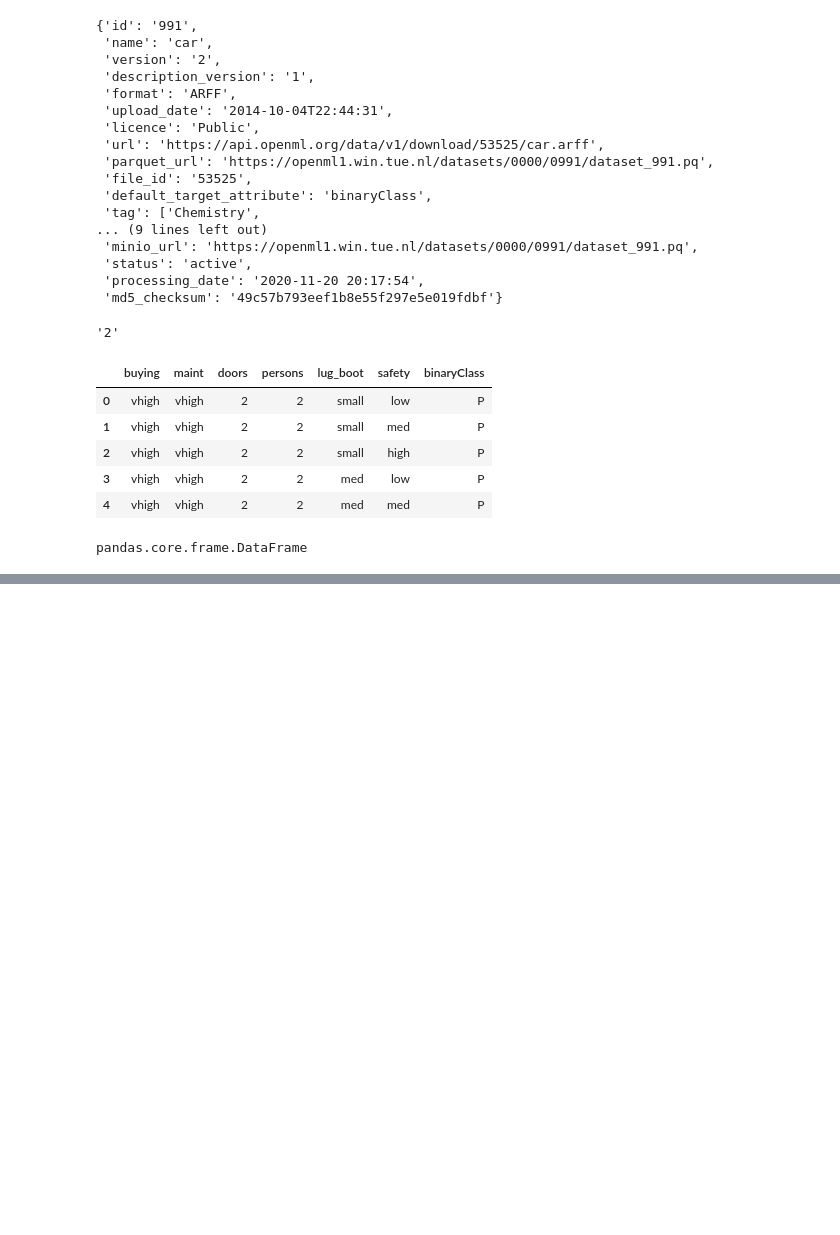
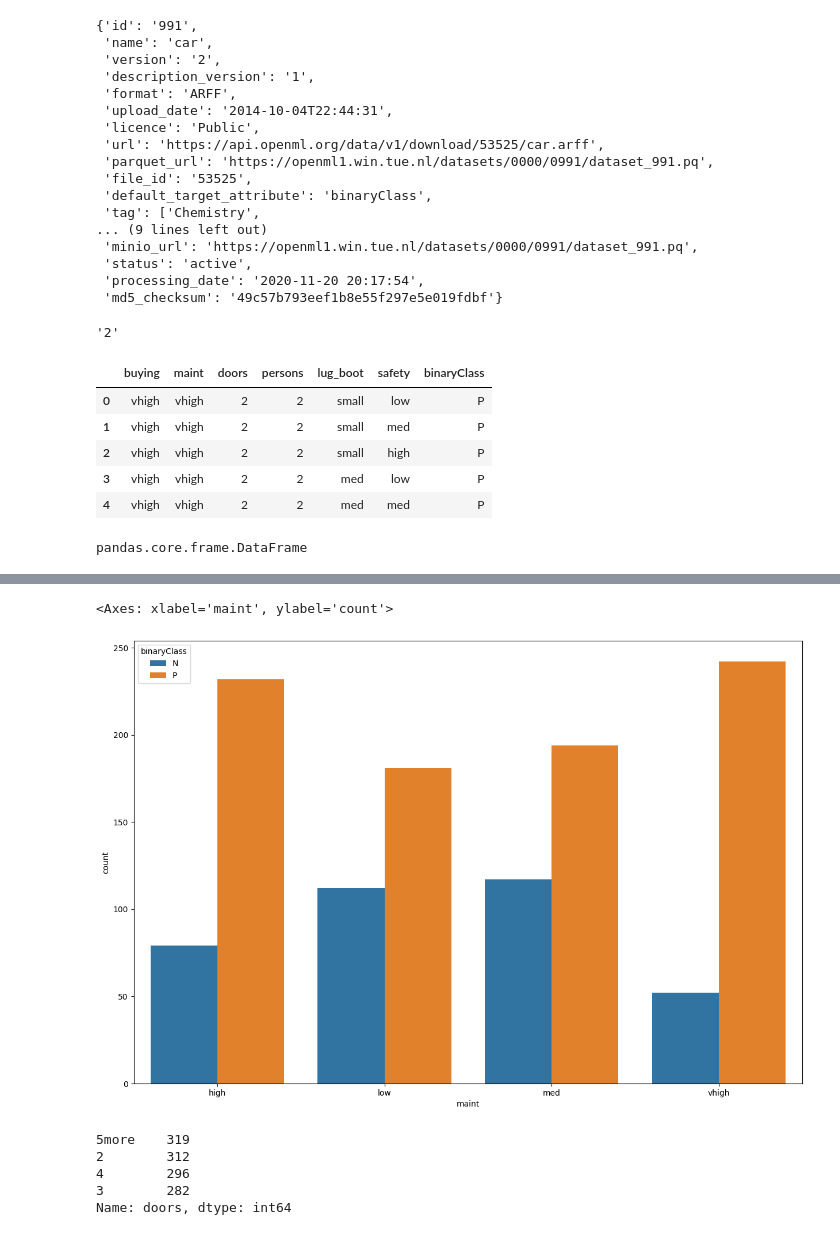
Before and after one commit to DEEPAK-RAMGIRI/AIML-LAB, a Jupyter notebook: LAB_008.ipynb, the cells around one changed output, grey strips where cells are left out. Drawn from its saved outputs; the diff is of its cells as text; code cells hidden in the pictures; blank space fills up the shorter version.

```diff
--- a/LAB_008.ipynb
+++ b/LAB_008.ipynb
@@ -50,0 +125,14 @@ pandas.core.frame.DataFrame
+# %%
+mt.figure(figsize=(15,10))
+sns.countplot(data=train_data,x='maint',hue="binaryClass")
+# %% [output]
+<Axes: xlabel='maint', ylabel='count'>
+[figure, added]
+# %%
+train_data['doors'].value_counts()
+# %% [output]
+5more    319
+2        312
+4        296
+3        282
+Name: doors, dtype: int64
```
Also changed, not shown: parts of 37 cells of this notebook.
